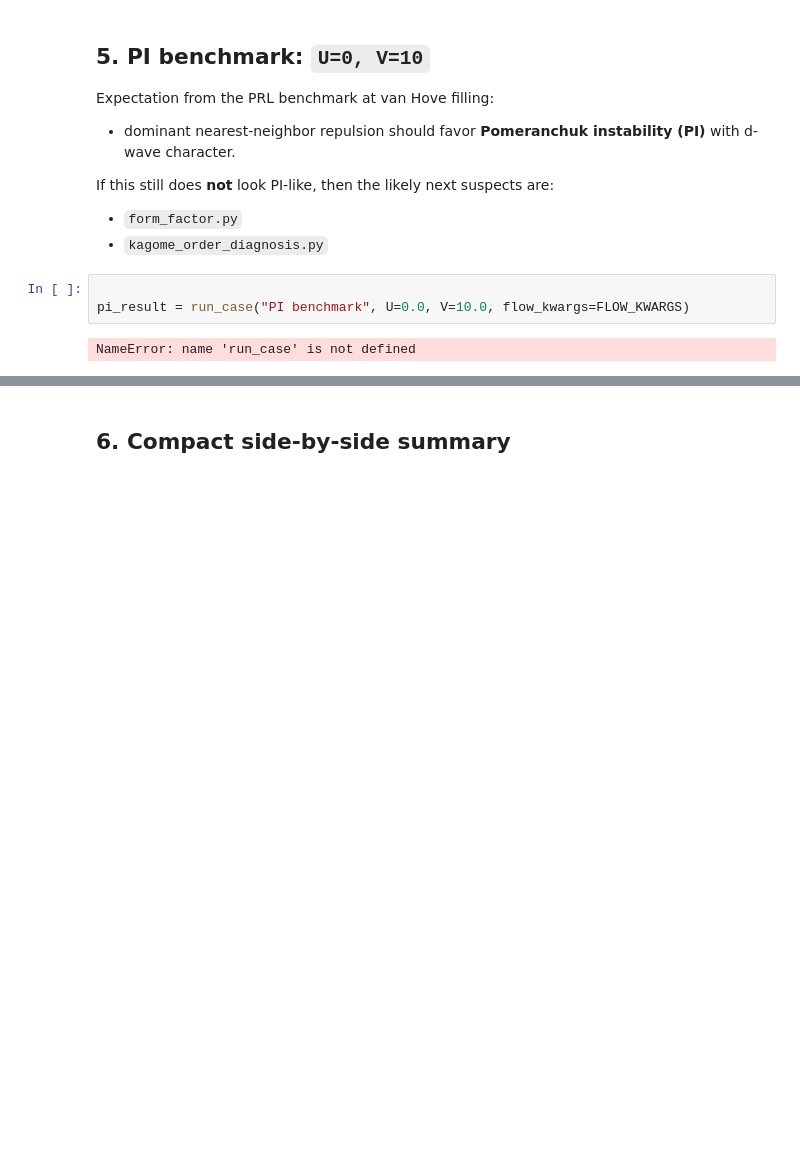
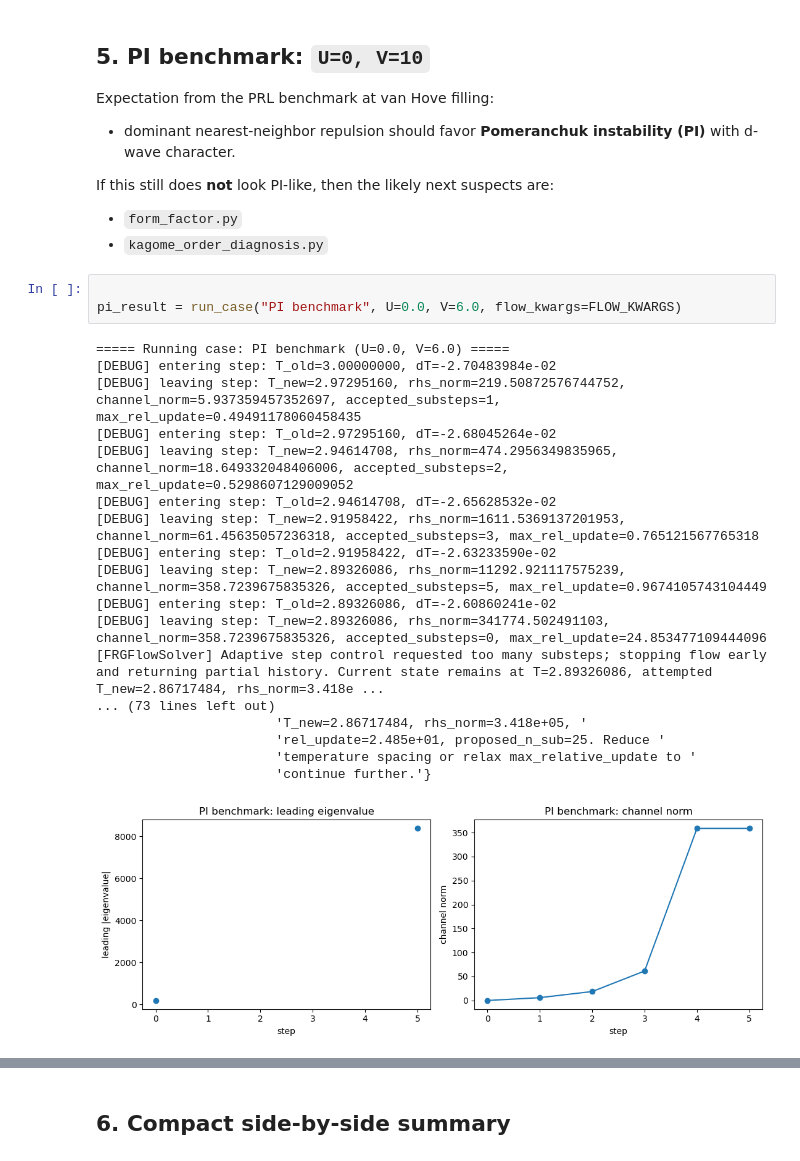
Before and after one commit to Mio826/functional-RG-Kagome-, a Jupyter notebook: archive2/kagome_frg_pipeline_APIsetpatch.ipynb, the cells around one changed output, grey strips where cells are left out. Cells and saved outputs as stored; diff of their text form; blank space fills up the shorter version.

```diff
--- a/archive2/kagome_frg_pipeline_APIsetpatch.ipynb
+++ b/archive2/kagome_frg_pipeline_APIsetpatch.ipynb
@@ -464,9 +497,26 @@ If this still does **not** look PI-like, then the likely next suspects are:
 - `kagome_order_diagnosis.py`
 # %%
 
-pi_result = run_case("PI benchmark", U=0.0, V=10.0, flow_kwargs=FLOW_KWARGS)
+pi_result = run_case("PI benchmark", U=0.0, V=6.0, flow_kwargs=FLOW_KWARGS)
 # %% [output]
-NameError: name 'run_case' is not defined
+===== Running case: PI benchmark (U=0.0, V=6.0) =====
+[DEBUG] entering step: T_old=3.00000000, dT=-2.70483984e-02
+[DEBUG] leaving step: T_new=2.97295160, rhs_norm=219.50872576744752, channel_norm=5.937359457352697, accepted_substeps=1, max_rel_update=0.49491178060458435
+[DEBUG] entering step: T_old=2.97295160, dT=-2.68045264e-02
+[DEBUG] leaving step: T_new=2.94614708, rhs_norm=474.2956349835965, channel_norm=18.649332048406006, accepted_substeps=2, max_rel_update=0.5298607129009052
+[DEBUG] entering step: T_old=2.94614708, dT=-2.65628532e-02
+[DEBUG] leaving step: T_new=2.91958422, rhs_norm=1611.5369137201953, channel_norm=61.45635057236318, accepted_substeps=3, max_rel_update=0.765121567765318
+[DEBUG] entering step: T_old=2.91958422, dT=-2.63233590e-02
+[DEBUG] leaving step: T_new=2.89326086, rhs_norm=11292.921117575239, channel_norm=358.7239675835326, accepted_substeps=5, max_rel_update=0.9674105743104449
+[DEBUG] entering step: T_old=2.89326086, dT=-2.60860241e-02
+[DEBUG] leaving step: T_new=2.89326086, rhs_norm=341774.502491103, channel_norm=358.7239675835326, accepted_substeps=0, max_rel_update=24.853477109444096
+[FRGFlowSolver] Adaptive step control requested too many substeps; stopping flow early and returning partial history. Current state remains at T=2.89326086, attempted T_new=2.86717484, rhs_norm=3.418e ...
+... (73 lines left out)
+                       'T_new=2.86717484, rhs_norm=3.418e+05, '
+                       'rel_update=2.485e+01, proposed_n_sub=25. Reduce '
+                       'temperature spacing or relax max_relative_update to '
+                       'continue further.'}
+[figure, added]
 # %%
 
 solver = pi_result["solver"]
```
Also changed, not shown: parts of 12 cells of this notebook, 28 other files.
